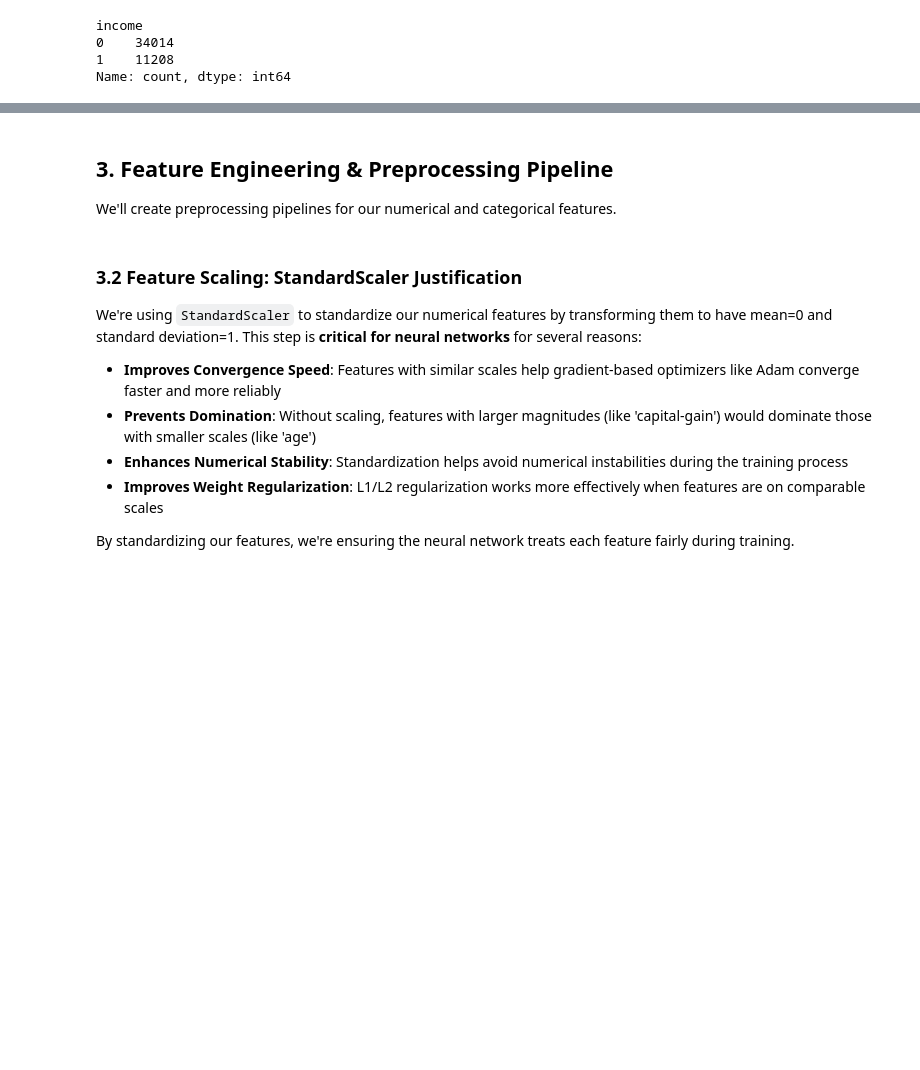
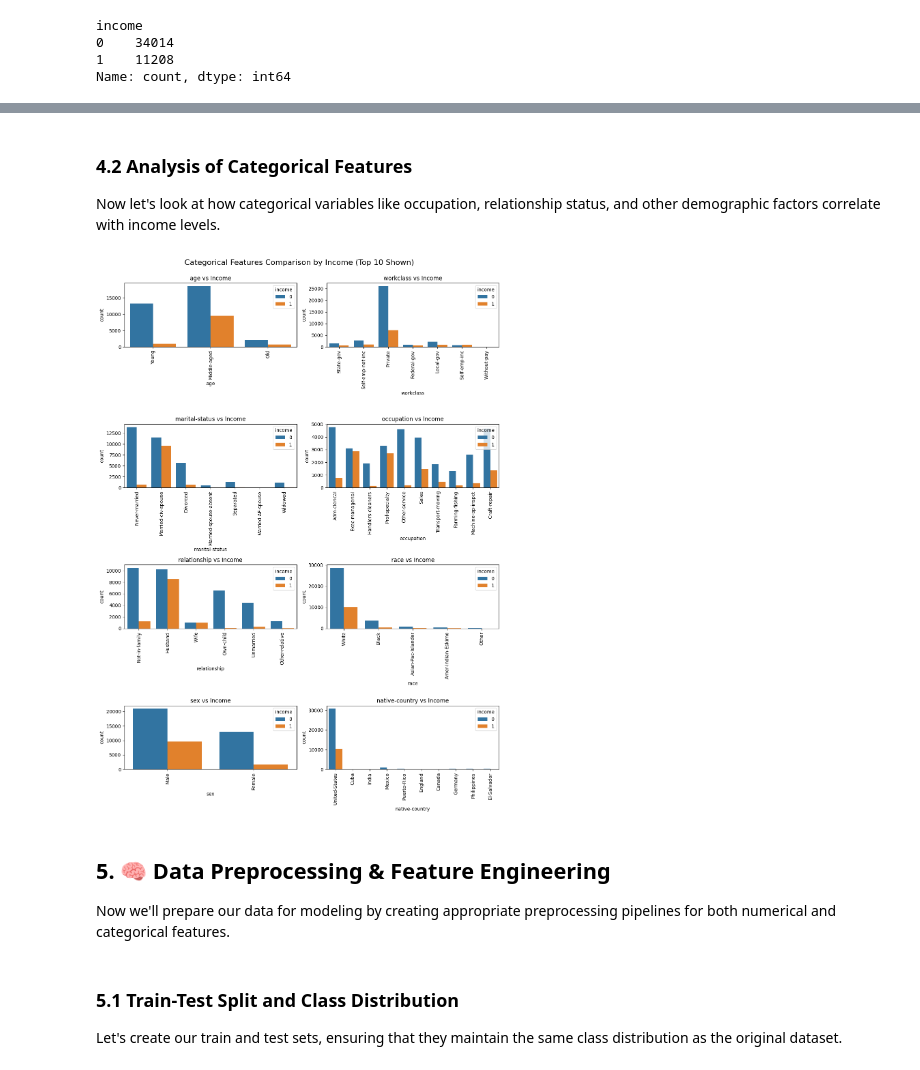
Before and after one commit to jcp-tech/Seneca_Class_Notes, a Jupyter notebook: Semester 1/AIG100 - Machine Learing/Project 3/Project 3 - AIG100 - Jonathan Chacko.ipynb, the cells around one changed output, grey strips where cells are left out. Saved outputs shown, nothing was run; the diff lists cells and outputs as text; code cells hidden in the pictures; blank space fills up the shorter version.

```diff
--- a/Semester 1/AIG100 - Machine Learing/Project 3/Project 3 - AIG100 - Jonathan Chacko.ipynb
+++ b/Semester 1/AIG100 - Machine Learing/Project 3/Project 3 - AIG100 - Jonathan Chacko.ipynb
@@ -234,7 +247,32 @@ This data cleaning approach ensures we have high-quality, consistent data for ou
+# %% [markdown]
+### 4.2 Analysis of Categorical Features
+Now let's look at how categorical variables like occupation, relationship status, and other demographic factors correlate with income levels.
+# %%
+# === CATEGORICAL FEATURES ===
+cat_cols = 2
+cat_rows = math.ceil(len(categorical_features_temp) / cat_cols)
+plt.figure(figsize=(cat_cols * 6, cat_rows * 4))
+
+for i, feature in enumerate(categorical_features_temp):
+    plt.subplot(cat_rows, cat_cols, i + 1)
+
+    # Get top 10 most common categories (if needed)
+    top_categories = df[feature].value_counts().nlargest(10).index
+    filtered_df = df[df[feature].isin(top_categories)]
+
+    sns.countplot(data=filtered_df, x=feature, hue='income')
+    plt.title(f"{feature} vs Income")
+    plt.xticks(rotation=90)
+    plt.tight_layout()
+
+plt.suptitle("Categorical Features Comparison by Income (Top 10 Shown)", y=1.02, fontsize=16)
+plt.show()
+# %% [output]
+[figure, added]
 # %% [markdown]
-## 3. Feature Engineering & Preprocessing Pipeline
+## 5. 🧠 Data Preprocessing & Feature Engineering
 
-We'll create preprocessing pipelines for our numerical and categorical features.
+Now we'll prepare our data for modeling by creating appropriate preprocessing pipelines for both numerical and categorical features.
 # %%
 target = 'income' # Setting the target variable
 
@@ -265,17 +303,9 @@ preprocessor = ColumnTransformer(
         ('cat', categorical_transformer, categorical_features)
     ]
 )
-# %% [markdown]
-### 3.2 Feature Scaling: StandardScaler Justification
-
-We're using `StandardScaler` to standardize our numerical features by transforming them to have mean=0 and standard deviation=1. This step is **critical for neural networks** for several reasons:
-
-- **Improves Convergence Speed**: Features with similar scales help gradient-based optimizers like Adam converge faster and more reliably
-- **Prevents Domination**: Without scaling, features with larger magnitudes (like 'capital-gain') would dominate those with smaller scales (like 'age')
-- **Enhances Numerical Stability**: Standardization helps avoid numerical instabilities during the training process
-- **Improves Weight Regularization**: L1/L2 regularization works more effectively when features are on comparable scales
-
-By standardizing our features, we're ensuring the neural network treats each feature fairly during training.
+# %% [markdown]
+### 5.1 Train-Test Split and Class Distribution
+Let's create our train and test sets, ensuring that they maintain the same class distribution as the original dataset.
 # %%
 # Create X and y
 X = df.drop(columns=[target])
```
Also changed, not shown: parts of 68 cells of this notebook, 11 other files.
